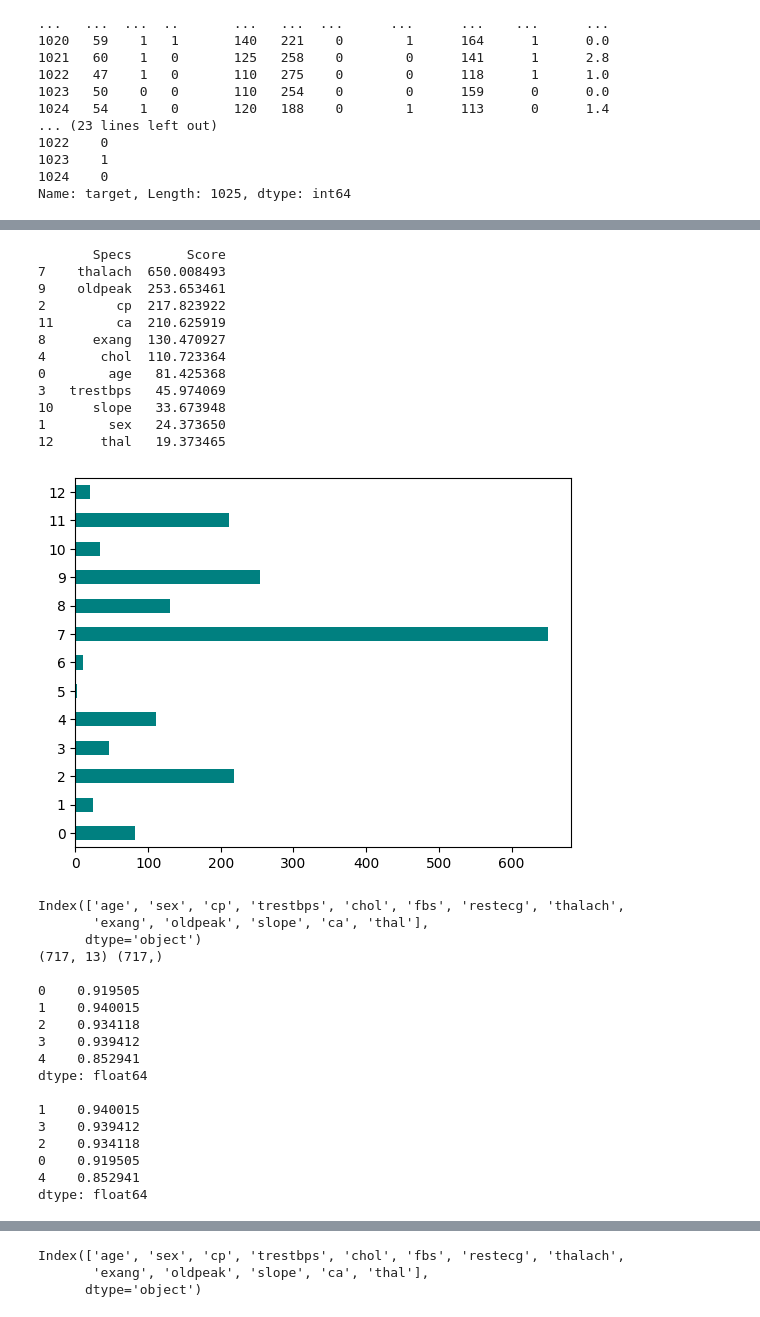
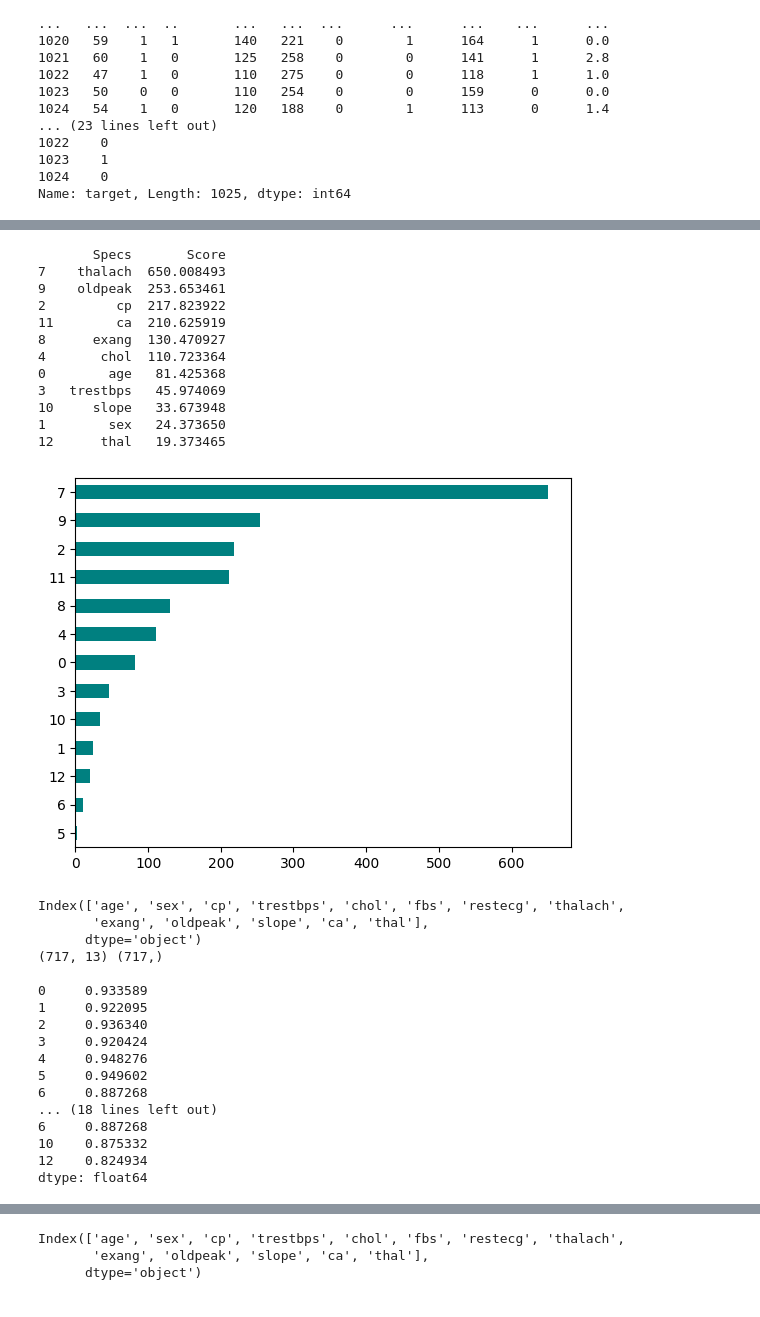
Before and after one commit to Zuzla/srht, a Jupyter notebook: labs/Lab13.ipynb, the cells around one changed output, grey strips where cells are left out. Saved outputs shown, nothing was run; the diff lists cells and outputs as text; code cells hidden in the pictures.

```diff
--- a/labs/Lab13.ipynb
+++ b/labs/Lab13.ipynb
@@ -121,34 +108,38 @@ dtype: float64
 
 # примените класс SelectKBest, чтобы извлечь лучшие показатели
 from sklearn.feature_selection import SelectKBest
 from sklearn.feature_selection import chi2
 
 bestfeatures = SelectKBest(score_func=chi2, k='all')
 fit = bestfeatures.fit(X,y)
 dfscores = pd.DataFrame(fit.scores_)
 dfcolumns = pd.DataFrame(X.columns)
 
 #объединим два фрейма данных для лучшей визуализации
+
+#features = features.sort_values(ascending=True)
+
 featureScores = pd.concat([dfcolumns,dfscores],axis=1)
 featureScores.columns = ['Specs','Score'] #название показателей
 print(featureScores.nlargest(11,'Score'))
 feature_importances = pd.Series(featureScores['Score'])
+feature_importances = feature_importances.sort_values(ascending=True)
 feature_importances.plot(kind='barh', color='teal')
 plt.show()
 # %% [output]
        Specs       Score
 7    thalach  650.008493
 9    oldpeak  253.653461
 2         cp  217.823922
 11        ca  210.625919
 8      exang  130.470927
 4       chol  110.723364
 0        age   81.425368
 3   trestbps   45.974069
 10     slope   33.673948
 1        sex   24.373650
 12      thal   19.373465
-[figure, old version]
+[figure, new version]
 # %%
 from sklearn.model_selection import train_test_split
 from sklearn.linear_model import LogisticRegression
@@ -165,7 +156,7 @@ print(X_train.shape, y_train.shape, "\n")
 # вычисляем AUC для модели с одним признаком,
 # используя перекрестную проверку
 log = LogisticRegression(solver='liblinear')
-auc=cross_val_score(log, X_train, y_train, cv=5, scoring='roc_auc', error_score='raise')
+auc=cross_val_score(log, X_train, y_train, cv=13, scoring='roc_auc', error_score='raise')
 
 # превращаем список со значениями AUC в серию
 auc_values = pd.Series(auc)
@@ -180,19 +171,18 @@ Index(['age', 'sex', 'cp', 'trestbps', 'chol', 'fbs', 'restecg', 'thalach',
       dtype='object')
 (717, 13) (717,)
 
-0    0.919505
-1    0.940015
-2    0.934118
-3    0.939412
-4    0.852941
+0     0.933589
+1     0.922095
+2     0.936340
+3     0.920424
+4     0.948276
+5     0.949602
+6     0.887268
+... (18 lines left out)
+6     0.887268
+10    0.875332
+12    0.824934
 dtype: float64
-
-1    0.940015
-3    0.939412
-2    0.934118
-0    0.919505
-4    0.852941
-dtype: float64
 # %%
 # формитруем датасет только из информативных показателей
 x_1=X.iloc[:,auc_values.index]#3
```
Also changed, not shown: parts of 8 cells of this notebook, 6 other files.
